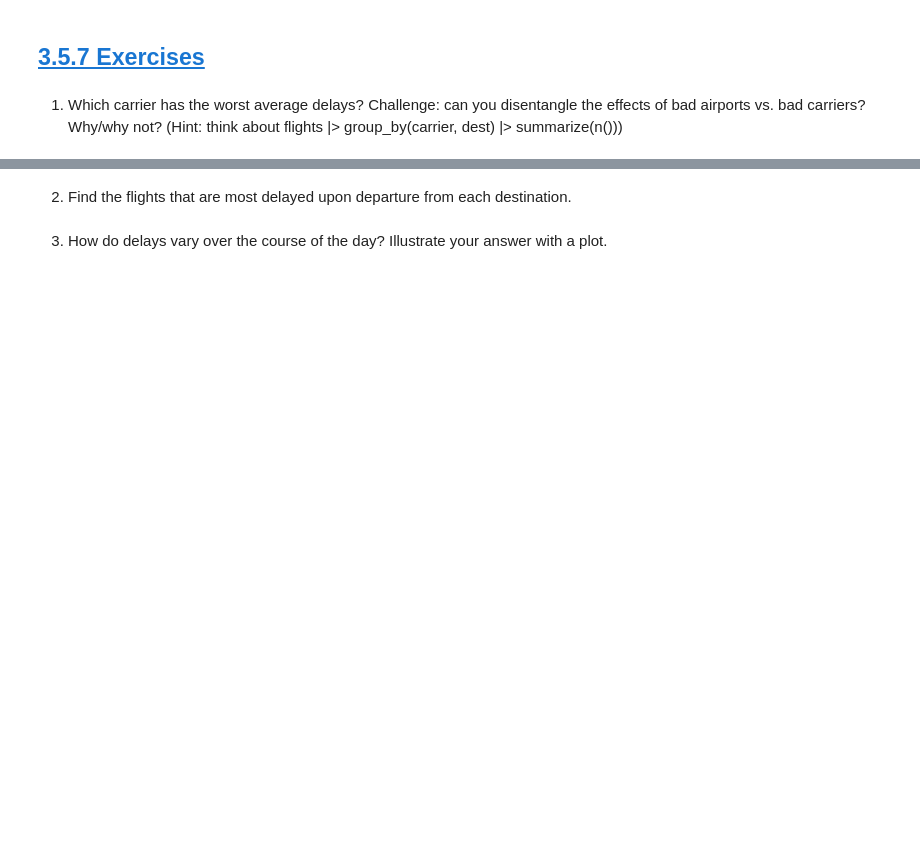
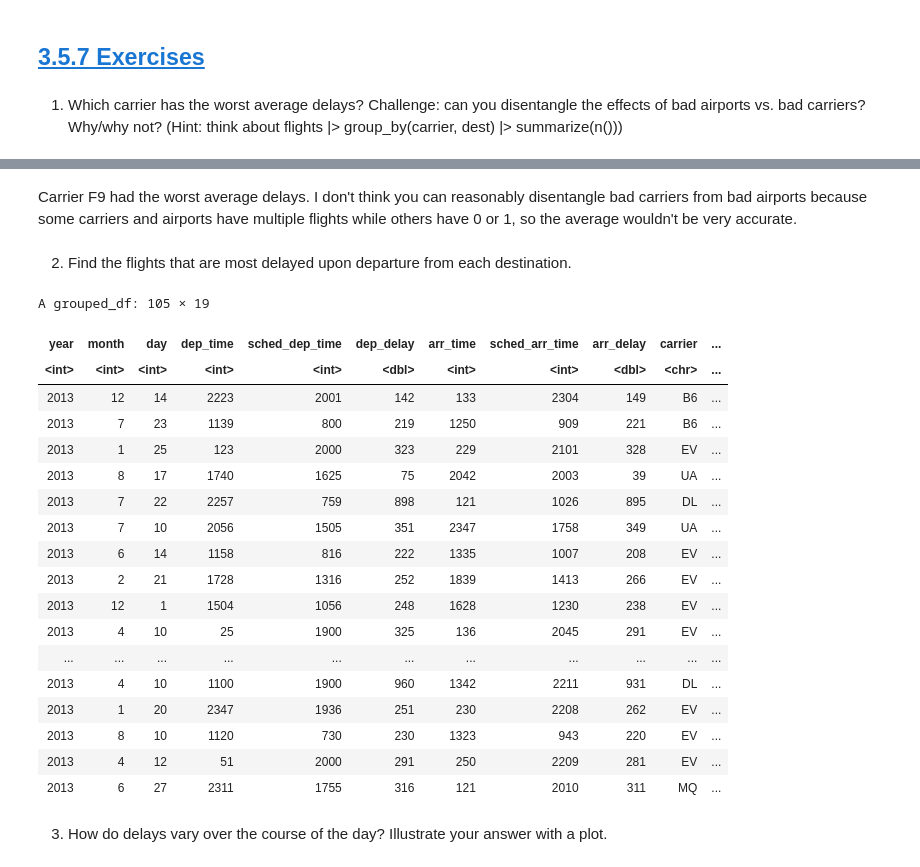
Before and after one commit to Brandy-Corwin/R-for-DS-exercises, a Jupyter notebook: Week_2_Assignments.ipynb, the cells around one changed output, grey strips where cells are left out. Cells and saved outputs as stored; diff of their text form; code cells hidden in the pictures; blank space fills up the shorter version.

```diff
--- a/Week_2_Assignments.ipynb
+++ b/Week_2_Assignments.ipynb
@@ -323,4 +496,30 @@ flights |>
+# %% [markdown]
+Carrier F9 had the worst average delays. I don't think you can reasonably disentangle bad carriers from bad airports because some carriers and airports have multiple flights while others have 0 or 1, so the average wouldn't be very accurate.
 # %% [markdown]
 2. Find the flights that are most delayed upon departure from each destination.
+# %%
+flights |>
+    group_by(dest) |>
+    slice_max(dep_delay, n=1)
+# %% [output]
+A grouped_df: 105 × 19
+| year | month | day | dep_time | sched_dep_time | dep_delay | arr_time | sched_arr_time | arr_delay | carrier | ... |
+| <int> | <int> | <int> | <int> | <int> | <dbl> | <int> | <int> | <dbl> | <chr> | ... |
+| 2013 | 12 | 14 | 2223 | 2001 | 142 | 133 | 2304 | 149 | B6 | ... |
+| 2013 | 7 | 23 | 1139 | 800 | 219 | 1250 | 909 | 221 | B6 | ... |
+| 2013 | 1 | 25 | 123 | 2000 | 323 | 229 | 2101 | 328 | EV | ... |
+| 2013 | 8 | 17 | 1740 | 1625 | 75 | 2042 | 2003 | 39 | UA | ... |
+| 2013 | 7 | 22 | 2257 | 759 | 898 | 121 | 1026 | 895 | DL | ... |
+| 2013 | 7 | 10 | 2056 | 1505 | 351 | 2347 | 1758 | 349 | UA | ... |
+| 2013 | 6 | 14 | 1158 | 816 | 222 | 1335 | 1007 | 208 | EV | ... |
+| 2013 | 2 | 21 | 1728 | 1316 | 252 | 1839 | 1413 | 266 | EV | ... |
+| 2013 | 12 | 1 | 1504 | 1056 | 248 | 1628 | 1230 | 238 | EV | ... |
+| 2013 | 4 | 10 | 25 | 1900 | 325 | 136 | 2045 | 291 | EV | ... |
+| ... | ... | ... | ... | ... | ... | ... | ... | ... | ... | ... |
+| 2013 | 4 | 10 | 1100 | 1900 | 960 | 1342 | 2211 | 931 | DL | ... |
+| 2013 | 1 | 20 | 2347 | 1936 | 251 | 230 | 2208 | 262 | EV | ... |
+| 2013 | 8 | 10 | 1120 | 730 | 230 | 1323 | 943 | 220 | EV | ... |
+| 2013 | 4 | 12 | 51 | 2000 | 291 | 250 | 2209 | 281 | EV | ... |
+| 2013 | 6 | 27 | 2311 | 1755 | 316 | 121 | 2010 | 311 | MQ | ... |
 # %% [markdown]
 3. How do delays vary over the course of the day? Illustrate your answer with a plot.
```
Also changed, not shown: parts of 29 cells of this notebook, 1 other file.
